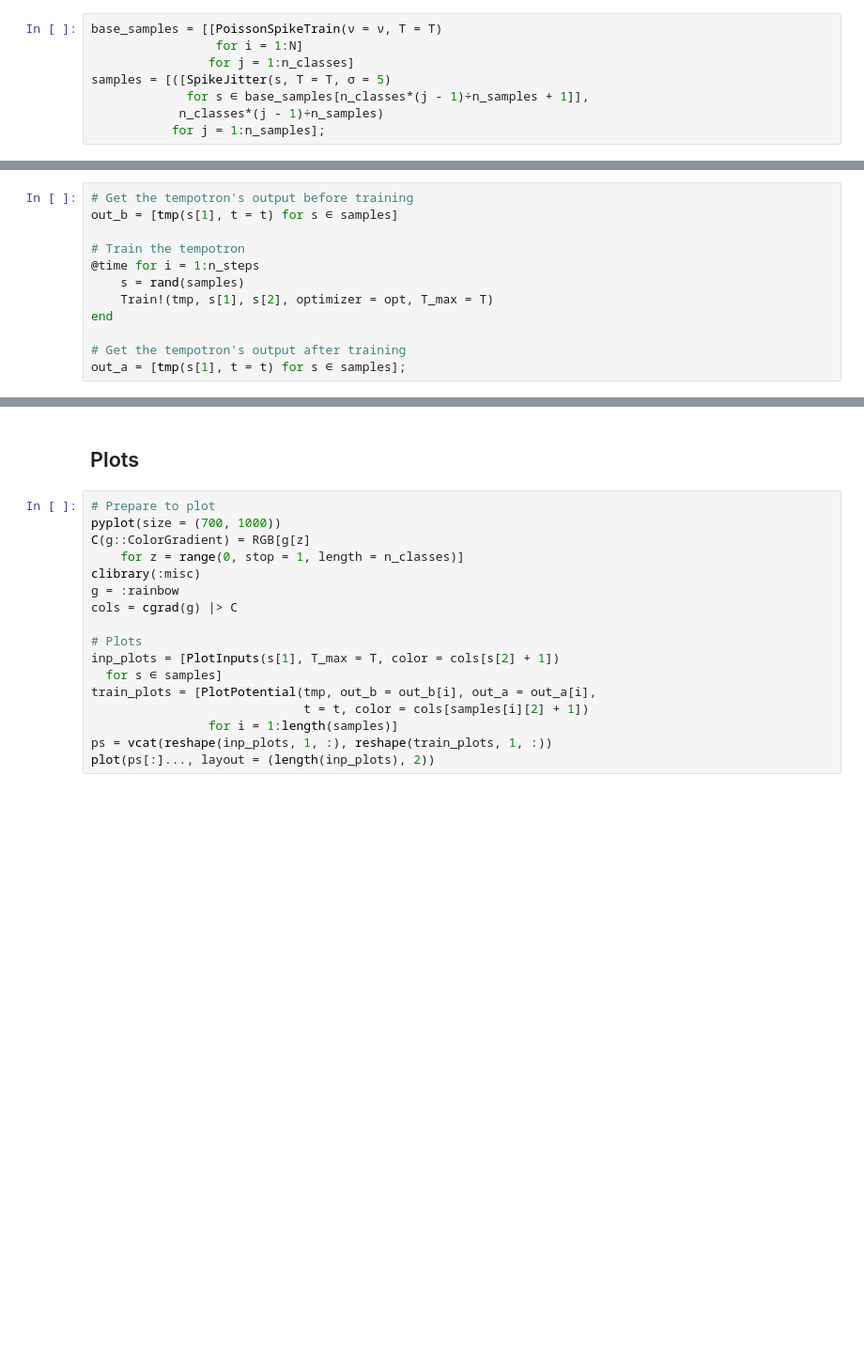
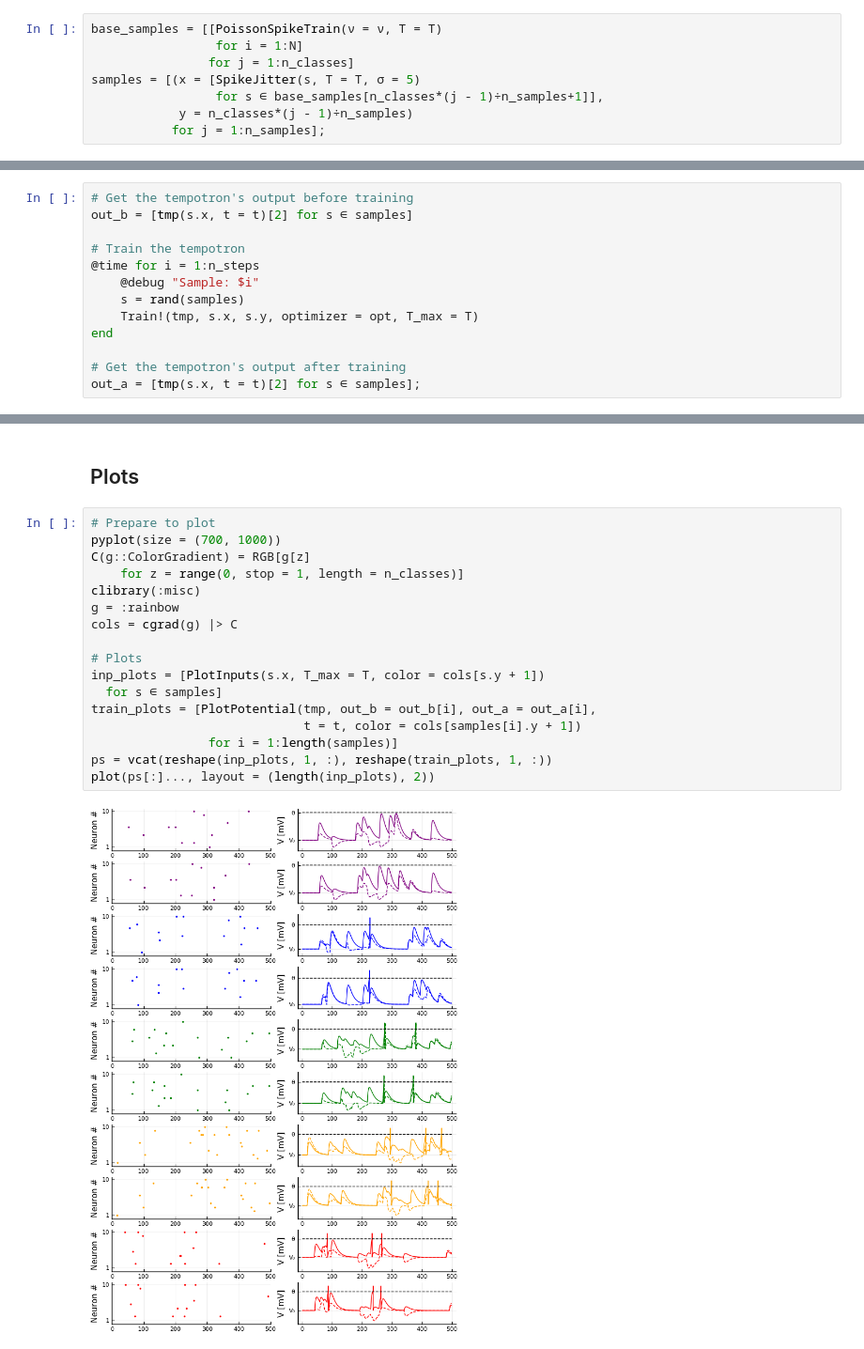
Before and after one commit to avivdotan/Tempotrons.jl, a Jupyter notebook: MultiSpikeTempotron.ipynb, the cells around one changed output, grey strips where cells are left out. Shown at 94% size. Saved outputs shown, nothing was run; the diff lists cells and outputs as text; blank space fills up the shorter version.

```diff
--- a/MultiSpikeTempotron.ipynb
+++ b/MultiSpikeTempotron.ipynb
@@ -32,21 +32,22 @@ tmp = Tempotron(N = N);
 base_samples = [[PoissonSpikeTrain(ν = ν, T = T)
                  for i = 1:N]
                 for j = 1:n_classes]
-samples = [([SpikeJitter(s, T = T, σ = 5)
-             for s ∈ base_samples[n_classes*(j - 1)÷n_samples + 1]],
-            n_classes*(j - 1)÷n_samples)
+samples = [(x = [SpikeJitter(s, T = T, σ = 5)
+                 for s ∈ base_samples[n_classes*(j - 1)÷n_samples+1]],
+            y = n_classes*(j - 1)÷n_samples)
            for j = 1:n_samples];
 # %% [markdown]
 ## Training
 # %%
 # Get the tempotron's output before training
-out_b = [tmp(s[1], t = t) for s ∈ samples]
+out_b = [tmp(s.x, t = t)[2] for s ∈ samples]
 
 # Train the tempotron
 @time for i = 1:n_steps
+    @debug "Sample: $i"
     s = rand(samples)
-    Train!(tmp, s[1], s[2], optimizer = opt, T_max = T)
+    Train!(tmp, s.x, s.y, optimizer = opt, T_max = T)
 end
 
 # Get the tempotron's output after training
-out_a = [tmp(s[1], t = t) for s ∈ samples];
+out_a = [tmp(s.x, t = t)[2] for s ∈ samples];
@@ -55,17 +58,19 @@ out_a = [tmp(s[1], t = t) for s ∈ samples];
 # %%
 # Prepare to plot
 pyplot(size = (700, 1000))
 C(g::ColorGradient) = RGB[g[z]
     for z = range(0, stop = 1, length = n_classes)]
 clibrary(:misc)
 g = :rainbow
 cols = cgrad(g) |> C
 
 # Plots
-inp_plots = [PlotInputs(s[1], T_max = T, color = cols[s[2] + 1])
+inp_plots = [PlotInputs(s.x, T_max = T, color = cols[s.y + 1])
   for s ∈ samples]
 train_plots = [PlotPotential(tmp, out_b = out_b[i], out_a = out_a[i],
-                             t = t, color = cols[samples[i][2] + 1])
+                             t = t, color = cols[samples[i].y + 1])
                 for i = 1:length(samples)]
 ps = vcat(reshape(inp_plots, 1, :), reshape(train_plots, 1, :))
 plot(ps[:]..., layout = (length(inp_plots), 2))
+# %% [output]
+[figure, added]
```
Also changed, not shown: parts of 1 cell of this notebook, 7 other files.
